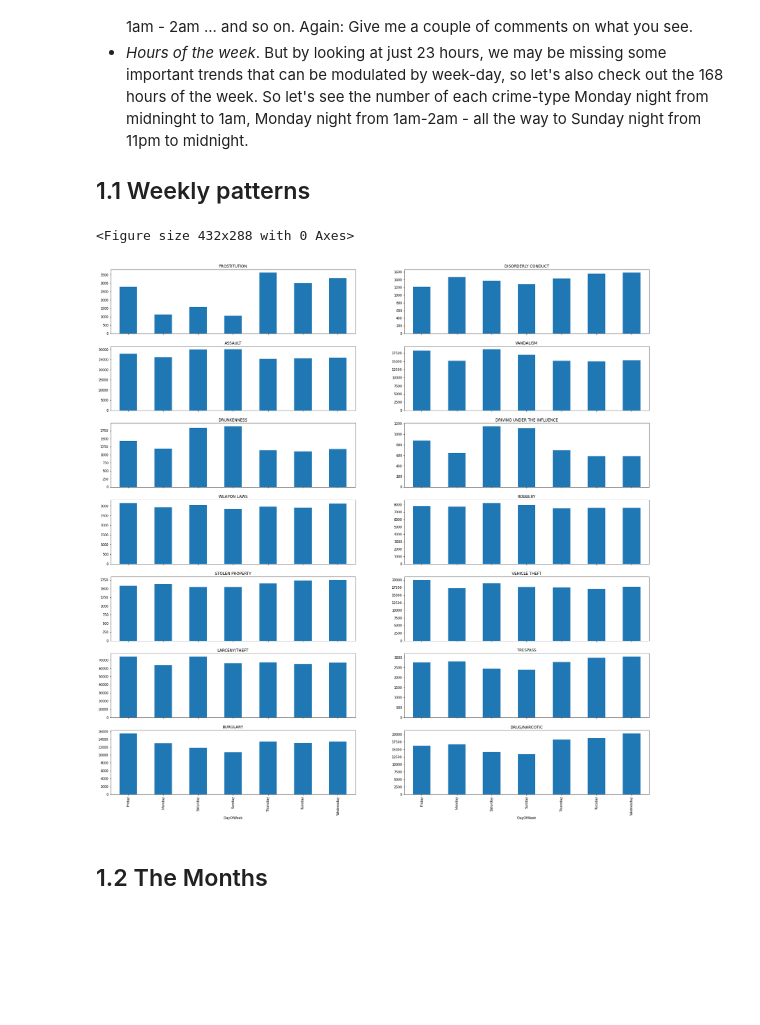
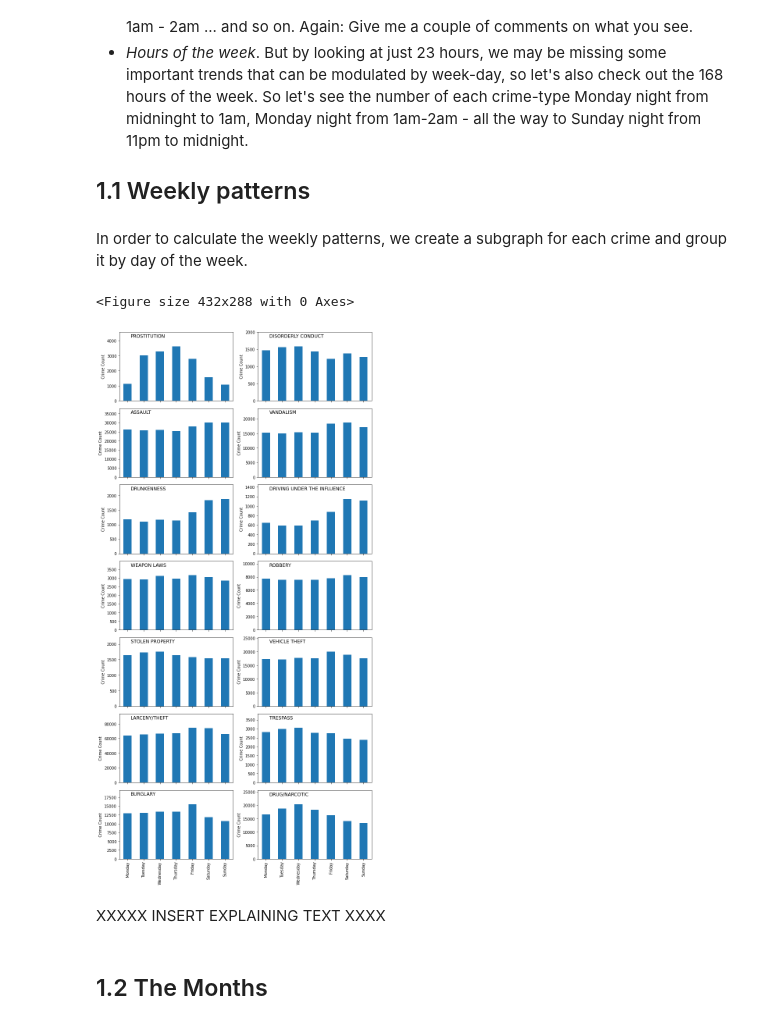
Before and after one commit to s171243/SocialDataAnalyis, a Jupyter notebook: Assignment_1_Solution.ipynb, the cells around one changed output. Drawn from its saved outputs; the diff is of its cells as text; code cells hidden in the pictures; blank space fills up the shorter version.

Commit message:
Updated drawing of graphs

```diff
--- a/Assignment_1_Solution.ipynb
+++ b/Assignment_1_Solution.ipynb
@@ -18,20 +18,28 @@ import pandas as pd
 import matplotlib.pyplot as plt
 import datetime
 import folium
+# %% [markdown]
+In order to calculate the weekly patterns, we create a subgraph for each crime and group it by day of the week.
 # %%
 df = pd.read_csv("Police_Department_Incident_Reports__Historical_2003_to_May_2018.csv")
+cats = ['Monday', 'Tuesday', 'Wednesday', 'Thursday', 'Friday', 'Saturday', 'Sunday']
 
 plt.subplots_adjust(wspace=2, hspace=10)
-fig, axes = plt.subplots(ncols=2, nrows=7, figsize=(30,30), sharex=True)
+fig, axes = plt.subplots(ncols=2, nrows=7, figsize=(10,20), sharex=True)
 df['Date'] = pd.to_datetime(df['Date'])
 
 for ax, crime in zip(axes.flat, focuscrimes):
-    df['Date'].loc[(df['Category']==crime)].groupby(df.DayOfWeek).agg('count').plot(kind='bar', ax=ax, title=crime)
+    df['Date'].loc[(df['Category']==crime)].groupby(df.DayOfWeek).agg('count').reindex(cats).plot(kind='bar', xlabel="",ylabel="Crime Count", ax=ax)
+    ax.set_title(crime, loc='left', x=0.1, y=1.0, pad=-14)
+    ax.set_ylim(ax.get_ylim()[0], ax.get_ylim()[1]*1.2)
 
+fig.tight_layout()
 _ = plt.show()
 # %% [output]
 <Figure size 432x288 with 0 Axes>
-[figure, old version]
+[figure, new version]
+# %% [markdown]
+XXXXX INSERT EXPLAINING TEXT XXXX
 # %% [markdown]
 ## 1.2 The Months
 # %%
```
Also changed, not shown: parts of 6 cells of this notebook.
